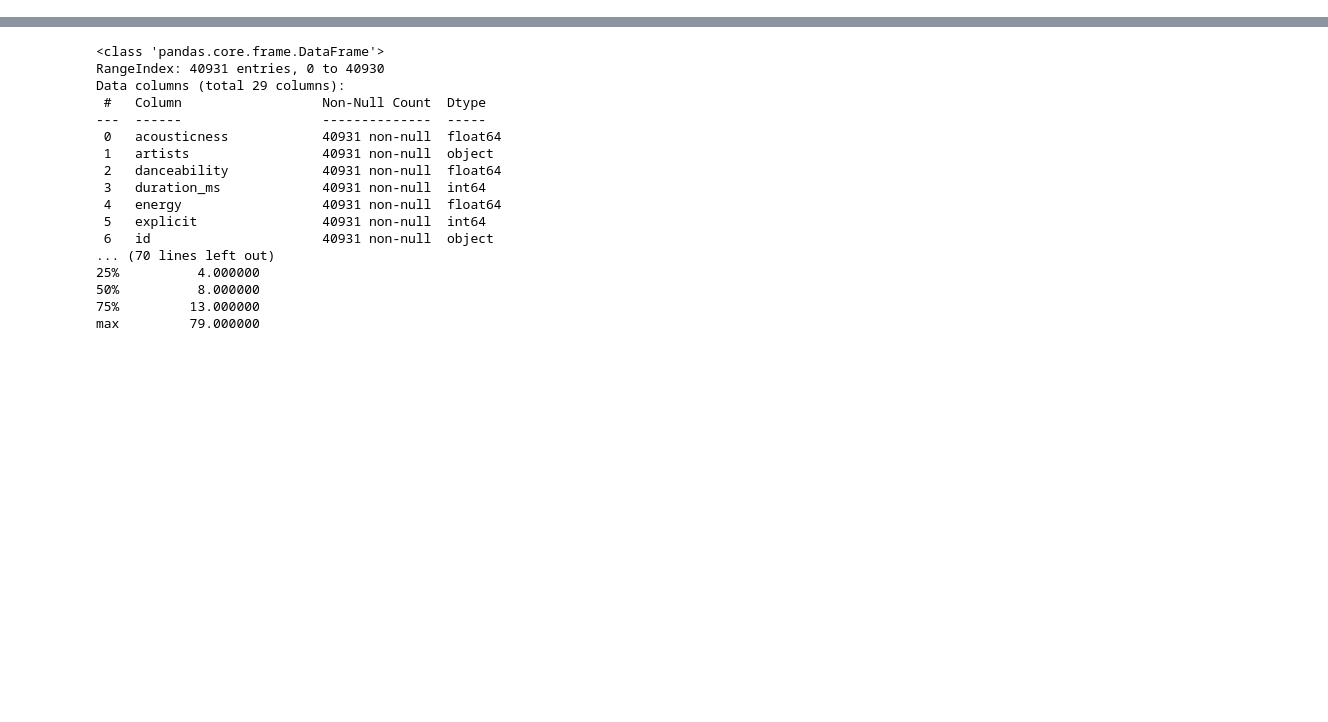
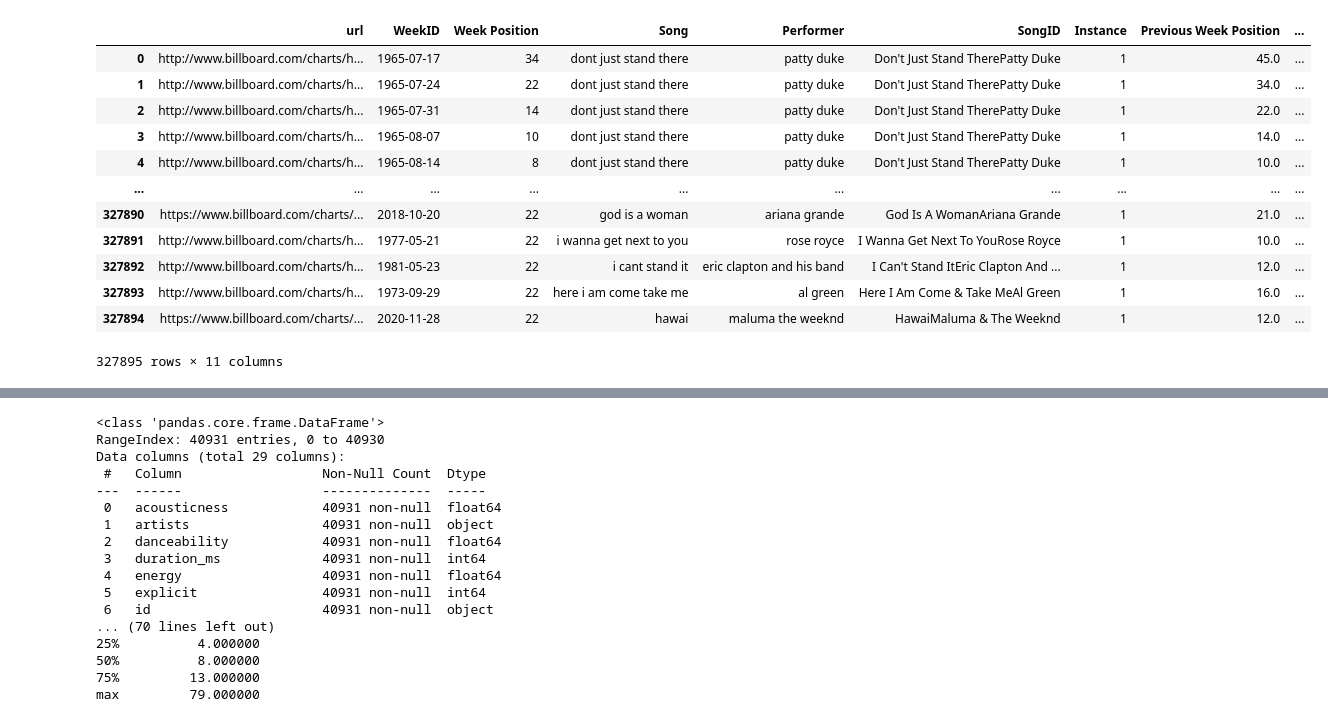
Before and after one commit to alexq1an/Song-Popularity-Analysis, a Jupyter notebook: CleanData.ipynb, the cells around one changed output, grey strips where cells are left out. Saved outputs shown, nothing was run; the diff lists cells and outputs as text; code cells hidden in the pictures; blank space fills up the shorter version.

```diff
--- a/CleanData.ipynb
+++ b/CleanData.ipynb
@@ -30,3 +47,19 @@ billboard_df['WeekID'] = billboard_df['WeekID'].dt.strftime('%Y-%m-%d')
+# %%
+billboard_df
+# %% [output]
+|  | url | WeekID | Week Position | Song | Performer | SongID | Instance | Previous Week Position | ... |
+| 0 | http://www.billboard.com/charts/h... | 1965-07-17 | 34 | dont just stand there | patty duke | Don't Just Stand TherePatty Duke | 1 | 45.0 | ... |
+| 1 | http://www.billboard.com/charts/h... | 1965-07-24 | 22 | dont just stand there | patty duke | Don't Just Stand TherePatty Duke | 1 | 34.0 | ... |
+| 2 | http://www.billboard.com/charts/h... | 1965-07-31 | 14 | dont just stand there | patty duke | Don't Just Stand TherePatty Duke | 1 | 22.0 | ... |
+| 3 | http://www.billboard.com/charts/h... | 1965-08-07 | 10 | dont just stand there | patty duke | Don't Just Stand TherePatty Duke | 1 | 14.0 | ... |
+| 4 | http://www.billboard.com/charts/h... | 1965-08-14 | 8 | dont just stand there | patty duke | Don't Just Stand TherePatty Duke | 1 | 10.0 | ... |
+| ... | ... | ... | ... | ... | ... | ... | ... | ... | ... |
+| 327890 | https://www.billboard.com/charts/... | 2018-10-20 | 22 | god is a woman | ariana grande | God Is A WomanAriana Grande | 1 | 21.0 | ... |
+| 327891 | http://www.billboard.com/charts/h... | 1977-05-21 | 22 | i wanna get next to you | rose royce | I Wanna Get Next To YouRose Royce | 1 | 10.0 | ... |
+| 327892 | http://www.billboard.com/charts/h... | 1981-05-23 | 22 | i cant stand it | eric clapton and his band | I Can't Stand ItEric Clapton And ... | 1 | 12.0 | ... |
+| 327893 | http://www.billboard.com/charts/h... | 1973-09-29 | 22 | here i am come take me | al green | Here I Am Come & Take MeAl Green | 1 | 16.0 | ... |
+| 327894 | https://www.billboard.com/charts/... | 2020-11-28 | 22 | hawai | maluma the weeknd | HawaiMaluma & The Weeknd | 1 | 12.0 | ... |
+327895 rows × 11 columns
 # %%
 print(spotify_df.info())
 print(spotify_df.describe())
```
Also changed, not shown: parts of 6 cells of this notebook, 1 other file.
